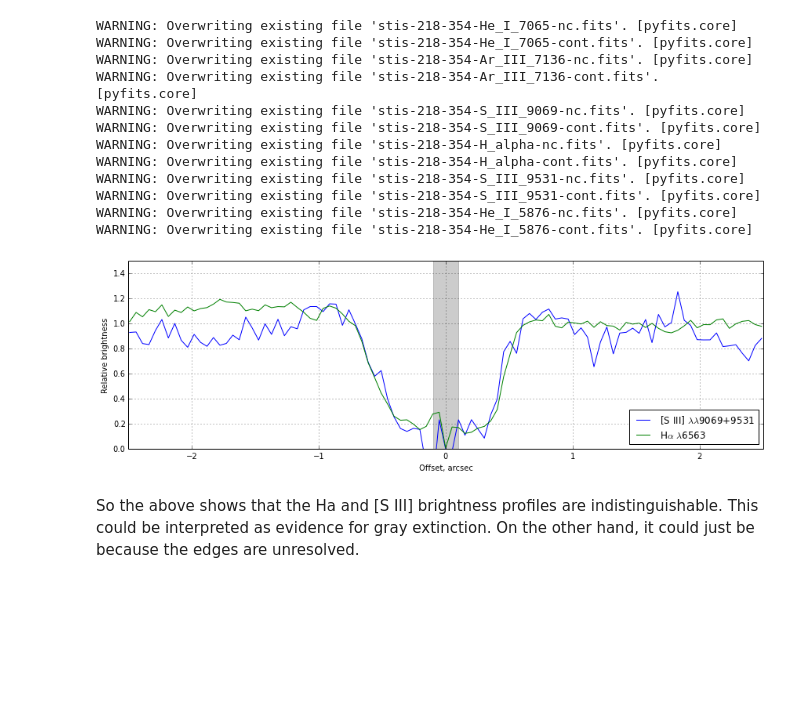
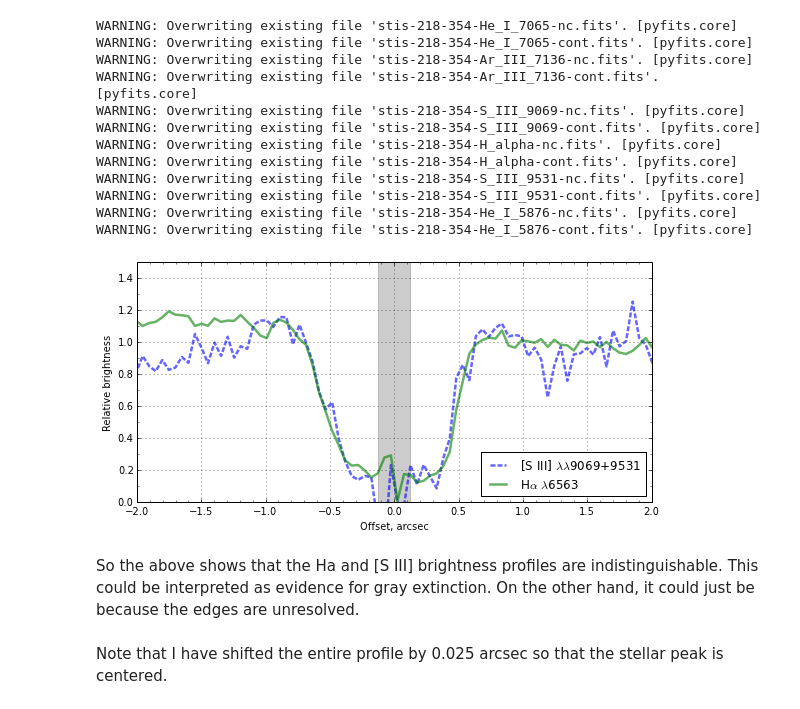
Before and after one commit to will-henney/orion-dust, a Jupyter notebook: STIS disk.ipynb, the cells around one changed output. Cells and saved outputs as stored; diff of their text form; code cells hidden in the pictures; blank space fills up the shorter version.

```diff
--- a/STIS disk.ipynb
+++ b/STIS disk.ipynb
@@ -207,27 +207,34 @@ WARNING: Overwriting existing file 'stis-218-354-S_III_9531-cont.fits'. [pyfits.
 WARNING: Overwriting existing file 'stis-218-354-He_I_5876-nc.fits'. [pyfits.core]
 WARNING: Overwriting existing file 'stis-218-354-He_I_5876-cont.fits'. [pyfits.core]
 # %%
+from matplotlib.ticker import MultipleLocator
 hdu1 = fits.open("stis-218-354-H_alpha-nc.fits")[0]
 ny, x0, j0, dx = [hdu1.header[k] for k in "NAXIS2", "CRVAL2", "CRPIX2", "CD2_2"]
-xpos = x0 + (np.arange(ny) - (j0 - 1))*dx
+xpos = x0 + (np.arange(ny) - (j0 - 1))*dx + 0.025/3600
 hdu2 = fits.open("stis-218-354-S_III_9531-nc.fits")[0]
 hdu3 = fits.open("stis-218-354-S_III_9069-nc.fits")[0]
 ha_trace = np.median(hdu1.data[:, 33:35], axis=1)
 siii = hdu2.data + hdu3.data
 siii_trace = np.median(siii[:, 33:35], axis=1)
-plot(xpos*3600, siii_trace/1.5e-14, label=r"[S III] $\lambda\lambda$9069+9531")
-plot(xpos*3600, ha_trace/3.2e-14, label=r"H$\alpha$ $\lambda$6563")
-fill_betweenx([0,1.5], [-0.1, -0.1], [0.1, 0.1], color="k", alpha=0.2)
+plot(xpos*3600, siii_trace/1.5e-14, "--", label=r"[S III] $\lambda\lambda$9069+9531",
+     lw=2.5, alpha=0.6, dashes=(5, 2))
+plot(xpos*3600, ha_trace/3.2e-14, label=r"H$\alpha$ $\lambda$6563", lw=2.5, alpha=0.6)
+fill_betweenx([0,1.5], [-0.125, -0.125], [0.125, 0.125], color="k", alpha=0.2)
 ylim(0.0, None)
-xlim(-2.5, 2.5)
+xlim(-2.0, 2.0)
 legend(loc="lower right")
 xlabel("Offset, arcsec")
 ylabel("Relative brightness")
+gca().xaxis.set_major_locator(MultipleLocator(0.5))
+gca().xaxis.set_minor_locator(MultipleLocator(0.1))
+gca().yaxis.set_minor_locator(MultipleLocator(0.1))
 grid()
-gcf().set_size_inches(12,4)
+gcf().set_size_inches(8,4)
 gcf().tight_layout()
 gcf().savefig("stis-218-354-compare.pdf")
 # %% [output]
-[figure, old version]
+[figure, new version]
 # %% [markdown]
 So the above shows that the Ha and [S III] brightness profiles are indistinguishable.   This could be interpreted as evidence for gray extinction.  On the other hand, it could just be because the edges are unresolved.
+# %% [markdown]
+Note that I have shifted the entire profile by 0.025 arcsec so that the stellar peak is centered.
```
Also changed, not shown: parts of 1 cell of this notebook, 5 other files.
